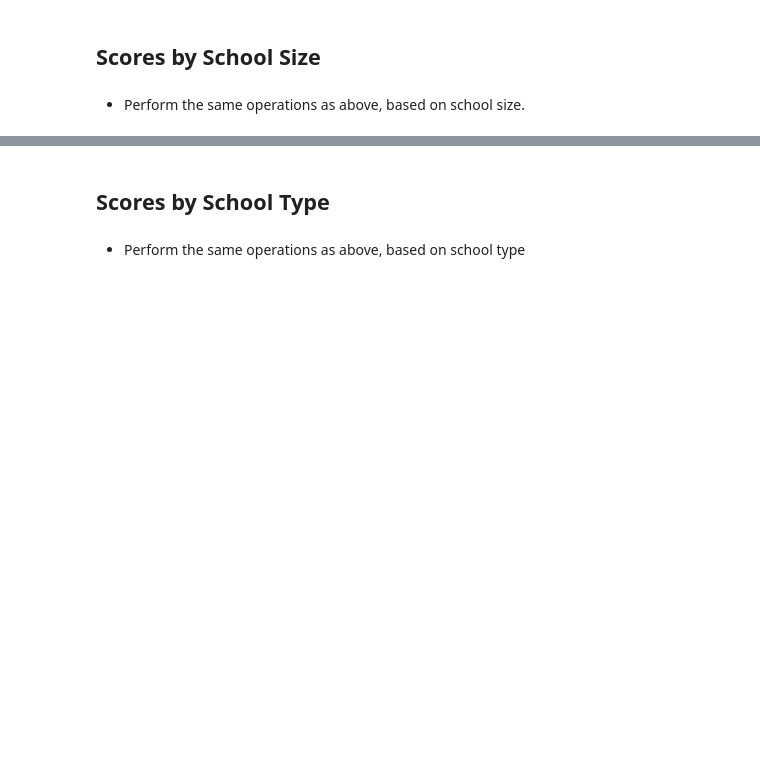
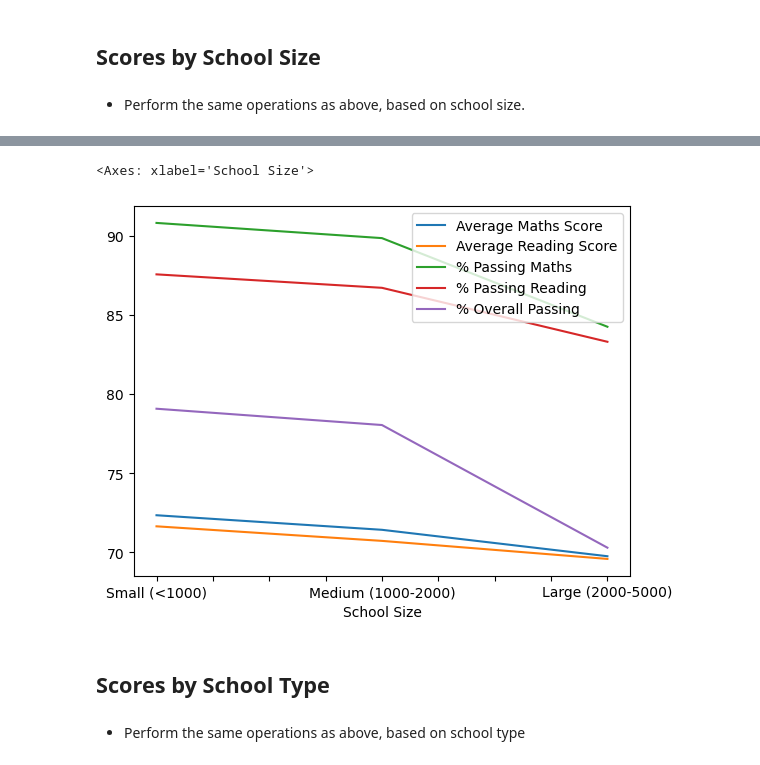
Before and after one commit to wrube/pandas-challenge, a Jupyter notebook: PyCitySchools/PyCitySchools.ipynb, the cells around one changed output, grey strips where cells are left out. Saved outputs shown, nothing was run; the diff lists cells and outputs as text; code cells hidden in the pictures; blank space fills up the shorter version.

```diff
--- a/PyCitySchools/PyCitySchools.ipynb
+++ b/PyCitySchools/PyCitySchools.ipynb
@@ -446,17 +430,23 @@ spending_summary
 # %% [markdown]
 * Perform the same operations as above, based on school size.
 # %%
-size_summary = per_school_summary.loc[:, ("Total Students", "Average Maths Score","Average Reading Score", "% Passing Maths", \
-                                      "% Passing Reading", "% Overall Passing")]
-
+# select relevent columns from the per_school_summary df
+size_summary = per_school_summary.loc[:, ("Total Students",
+                                           "Average Maths Score",
+                                          "Average Reading Score",
+                                          "% Passing Maths",
+                                          "% Passing Reading",
+                                          "% Overall Passing"
+                                         )]
+# setup bins and labels
 school_size_bins = [0, 1000, 2000, 5000]
 bin_labels = ["Small (<1000)", "Medium (1000-2000)", "Large (2000-5000)"]
 
 size_summary = bin_school_data(size_summary,
+                                column_to_bin="Total Students",
                                 bins=school_size_bins,
                                 bin_labels=bin_labels,
-                                binned_column_name = "School Size",
-                                column_to_bin="Total Students"
+                                binned_column_name = "School Size"
                                 )
-size_summary
+size_summary.plot.line()
 # %% [output]
@@ -468,3 +453,5 @@ size_summary
+<Axes: xlabel='School Size'>
+[figure, added]
 # %% [markdown]
 ## Scores by School Type
 # %% [markdown]
```
Also changed, not shown: parts of 8 cells of this notebook, 9 other files.
